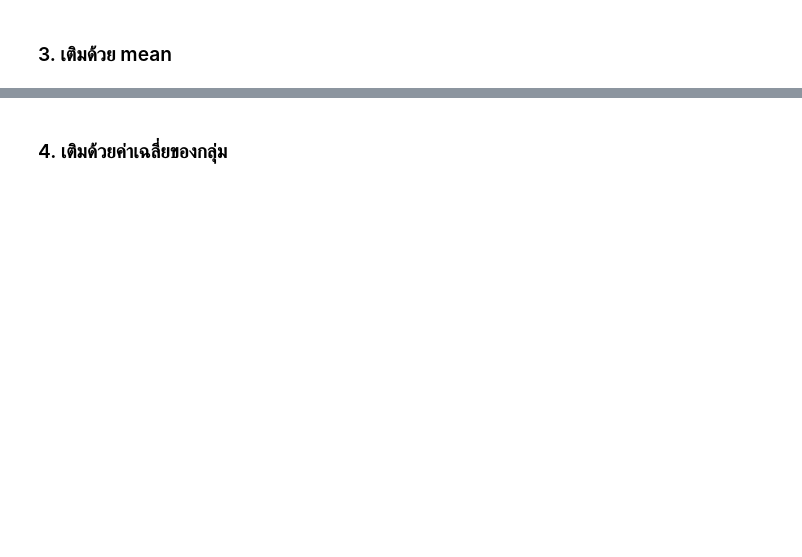
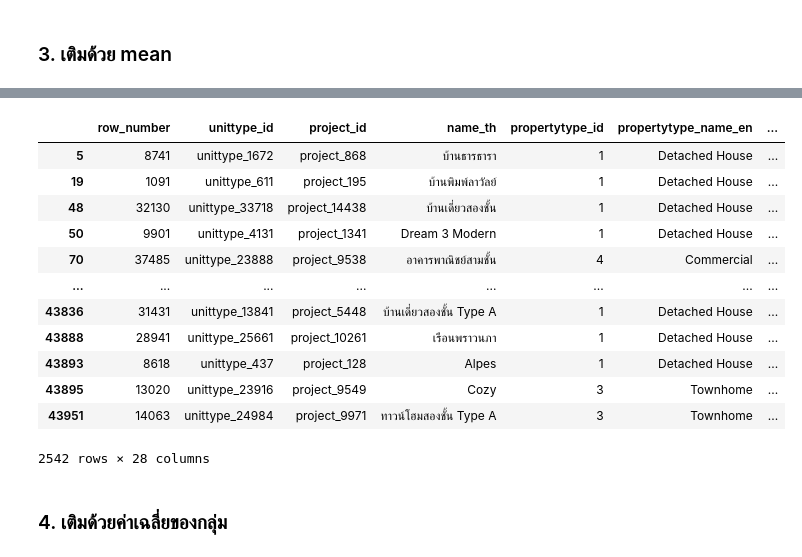
Before and after one commit to Nithinan-Srikongphan/bsc_dpdm24, a Jupyter notebook: Chapter_3_Data_Preprocessing.ipynb, the cells around one changed output, grey strips where cells are left out. Saved outputs shown, nothing was run; the diff lists cells and outputs as text; code cells hidden in the pictures; blank space fills up the shorter version.

```diff
--- a/Chapter_3_Data_Preprocessing.ipynb
+++ b/Chapter_3_Data_Preprocessing.ipynb
@@ -350,0 +382,8 @@ unittype_data
+# %%
+columns_of_interest = ['unittype_id', 'project_id', 'name_th', 'propertytype_id',
+                    'propertytype_name_en', 'propertytype_name_th',
+                    'area_total_min_wa', 'area_usable_min', 'price_min', 'url_unittype']
+
+# Replace 'data' with 'unittype_data'
+data_selected = unittype_data.dropna(subset=columns_of_interest)
+data_selected.describe()
@@ -351,2 +400,11 @@ unittype_data
 # %% [markdown]
 ### 2. เติมด้วย Unknown *เราจะเติมกับข้อมูล categorical
+# %%
+# prompt: เติมด้วย Unknown *เราจะเติมกับข้อมูล categorical
+
+# Fill missing categorical data with 'Unknown'
+categorical_cols = ['propertytype_name_en', 'propertytype_name_th', 'source']
+
+for col in categorical_cols:
+    data_selected[col] = data_selected[col].fillna('Unknown')
+    print(data_selected.isnull().sum())
@@ -359,0 +436,3 @@ unittype_data
+# %%
+data_fill_mean = unittype_data.copy() # Replace 'data' with 'unittype_data'
+data_fill_mean.dtypes # If you want to inspect data types
@@ -359,0 +458,18 @@ unittype_data
+# %%
+# prompt: เติมค่าว่างด้วยค่าเฉลี่ยของแต่ละdtypes
+
+# Group data by data type
+grouped = data_fill_mean.columns.to_series().groupby(data_fill_mean.dtypes)
+
+# Iterate through each data type and fill missing values with the mean
+for dtype, columns in grouped:
+  if dtype in ['float64', 'int64']:  # Check for numeric types
+    for col in columns:
+      data_fill_mean[col] = data_fill_mean[col].fillna(data_fill_mean[col].mean())
+  # Add more conditions for other data types if needed
+  # Example for object (string) type:
+  # elif dtype == 'object':
+  #     for col in columns:
+  #         data_fill_mean[col] = data_fill_mean[col].fillna('Unknown')
+# Check if there are any missing values after filling with the mean
+data_fill_mean.isnull().sum()
@@ -360,2 +495,18 @@ unittype_data
+# %%
+data_fill_mean
+# %% [output]
+|  | row_number | unittype_id | project_id | name_th | propertytype_id | propertytype_name_en | ... |
+| 5 | 8741 | unittype_1672 | project_868 | บ้านธารธารา | 1 | Detached House | ... |
+| 19 | 1091 | unittype_611 | project_195 | บ้านพิมพ์ลาวัลย์ | 1 | Detached House | ... |
+| 48 | 32130 | unittype_33718 | project_14438 | บ้านเดี่ยวสองชั้น | 1 | Detached House | ... |
+| 50 | 9901 | unittype_4131 | project_1341 | Dream 3 Modern | 1 | Detached House | ... |
+| 70 | 37485 | unittype_23888 | project_9538 | อาคารพาณิชย์สามชั้น | 4 | Commercial | ... |
+| ... | ... | ... | ... | ... | ... | ... | ... |
+| 43836 | 31431 | unittype_13841 | project_5448 | บ้านเดี่ยวสองชั้น Type A | 1 | Detached House | ... |
+| 43888 | 28941 | unittype_25661 | project_10261 | เรือนพราวนภา | 1 | Detached House | ... |
+| 43893 | 8618 | unittype_437 | project_128 | Alpes | 1 | Detached House | ... |
+| 43895 | 13020 | unittype_23916 | project_9549 | Cozy | 3 | Townhome | ... |
+| 43951 | 14063 | unittype_24984 | project_9971 | ทาวน์โฮมสองชั้น Type A | 3 | Townhome | ... |
+2542 rows × 28 columns
 # %% [markdown]
 ### 4. เติมด้วยค่าเฉลี่ยของกลุ่ม
```
Also changed, not shown: parts of 24 cells of this notebook.
